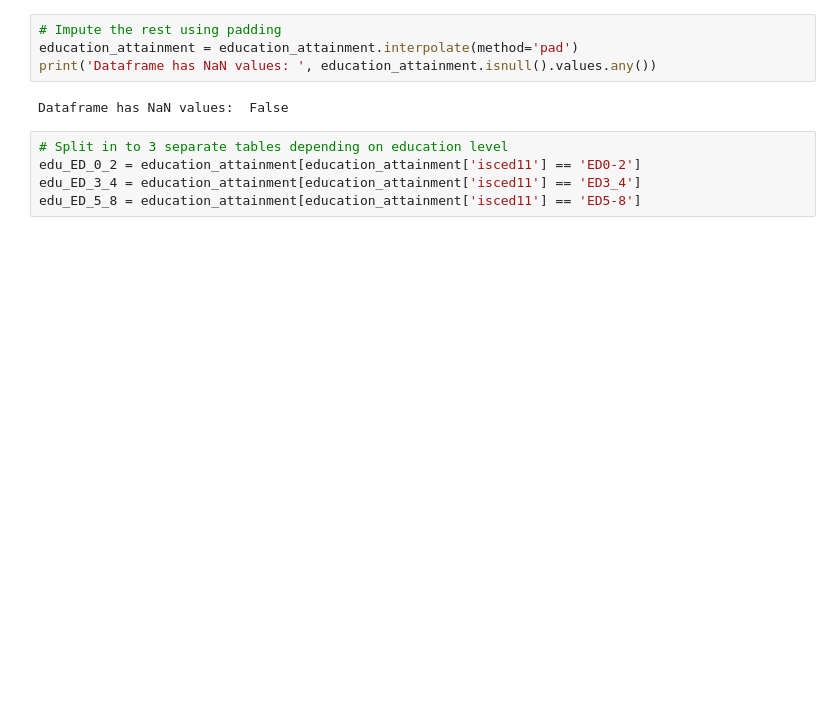
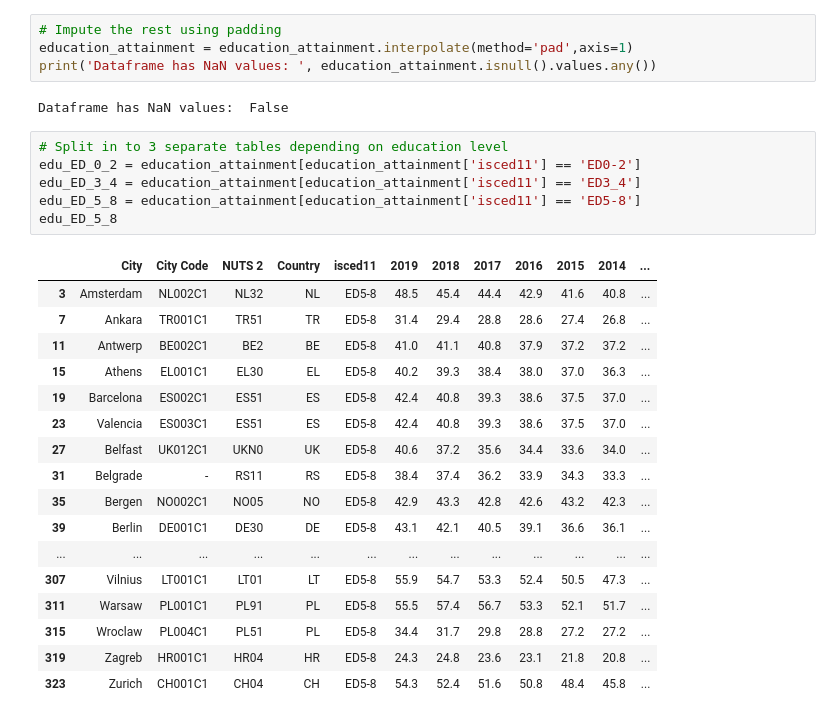
Before and after one commit to NikolasHaimerl/DOP_EX3, a Jupyter notebook: src/data_preparation/Education Attainment Data.ipynb, the cells around one changed output. Cells and saved outputs as stored; diff of their text form; blank space fills up the shorter version.

```diff
--- a/src/data_preparation/Education Attainment Data.ipynb
+++ b/src/data_preparation/Education Attainment Data.ipynb
@@ -98,12 +91,31 @@ See the caveats in the documentation: https://pandas.pydata.org/pandas-docs/stab
   isetter(loc, value[:, i].tolist())
 # %%
 # Impute the rest using padding
-education_attainment = education_attainment.interpolate(method='pad')
+education_attainment = education_attainment.interpolate(method='pad',axis=1)
 print('Dataframe has NaN values: ', education_attainment.isnull().values.any())
 # %% [output]
 Dataframe has NaN values:  False
 # %%
 # Split in to 3 separate tables depending on education level
 edu_ED_0_2 = education_attainment[education_attainment['isced11'] == 'ED0-2']
 edu_ED_3_4 = education_attainment[education_attainment['isced11'] == 'ED3_4']
 edu_ED_5_8 = education_attainment[education_attainment['isced11'] == 'ED5-8']
+edu_ED_5_8
+# %% [output]
+|  | City | City Code | NUTS 2 | Country | isced11 | 2019 | 2018 | 2017 | 2016 | 2015 | 2014 | ... |
+| 3 | Amsterdam | NL002C1 | NL32 | NL | ED5-8 | 48.5 | 45.4 | 44.4 | 42.9 | 41.6 | 40.8 | ... |
+| 7 | Ankara | TR001C1 | TR51 | TR | ED5-8 | 31.4 | 29.4 | 28.8 | 28.6 | 27.4 | 26.8 | ... |
+| 11 | Antwerp | BE002C1 | BE2 | BE | ED5-8 | 41.0 | 41.1 | 40.8 | 37.9 | 37.2 | 37.2 | ... |
+| 15 | Athens | EL001C1 | EL30 | EL | ED5-8 | 40.2 | 39.3 | 38.4 | 38.0 | 37.0 | 36.3 | ... |
+| 19 | Barcelona | ES002C1 | ES51 | ES | ED5-8 | 42.4 | 40.8 | 39.3 | 38.6 | 37.5 | 37.0 | ... |
+| 23 | Valencia | ES003C1 | ES51 | ES | ED5-8 | 42.4 | 40.8 | 39.3 | 38.6 | 37.5 | 37.0 | ... |
+| 27 | Belfast | UK012C1 | UKN0 | UK | ED5-8 | 40.6 | 37.2 | 35.6 | 34.4 | 33.6 | 34.0 | ... |
+| 31 | Belgrade | - | RS11 | RS | ED5-8 | 38.4 | 37.4 | 36.2 | 33.9 | 34.3 | 33.3 | ... |
+| 35 | Bergen | NO002C1 | NO05 | NO | ED5-8 | 42.9 | 43.3 | 42.8 | 42.6 | 43.2 | 42.3 | ... |
+| 39 | Berlin | DE001C1 | DE30 | DE | ED5-8 | 43.1 | 42.1 | 40.5 | 39.1 | 36.6 | 36.1 | ... |
+| ... | ... | ... | ... | ... | ... | ... | ... | ... | ... | ... | ... | ... |
+| 307 | Vilnius | LT001C1 | LT01 | LT | ED5-8 | 55.9 | 54.7 | 53.3 | 52.4 | 50.5 | 47.3 | ... |
+| 311 | Warsaw | PL001C1 | PL91 | PL | ED5-8 | 55.5 | 57.4 | 56.7 | 53.3 | 52.1 | 51.7 | ... |
+| 315 | Wroclaw | PL004C1 | PL51 | PL | ED5-8 | 34.4 | 31.7 | 29.8 | 28.8 | 27.2 | 27.2 | ... |
+| 319 | Zagreb | HR001C1 | HR04 | HR | ED5-8 | 24.3 | 24.8 | 23.6 | 23.1 | 21.8 | 20.8 | ... |
+| 323 | Zurich | CH001C1 | CH04 | CH | ED5-8 | 54.3 | 52.4 | 51.6 | 50.8 | 48.4 | 45.8 | ... |
```
Also changed, not shown: parts of 7 cells of this notebook, 5 other files.
